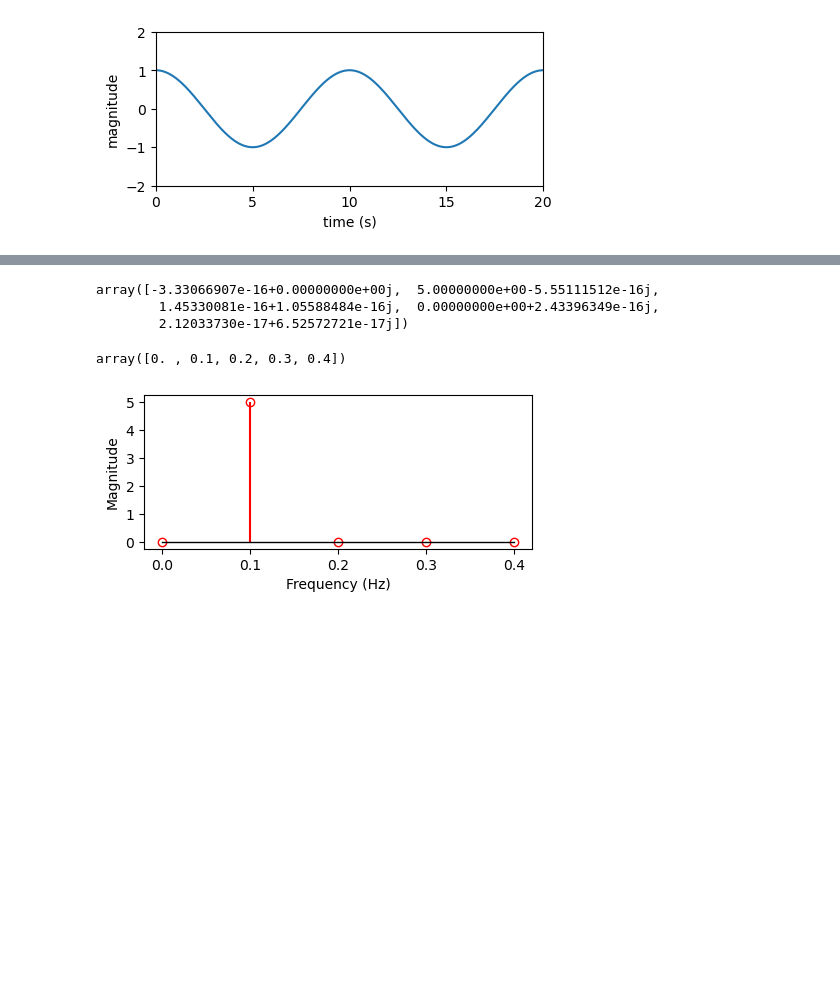
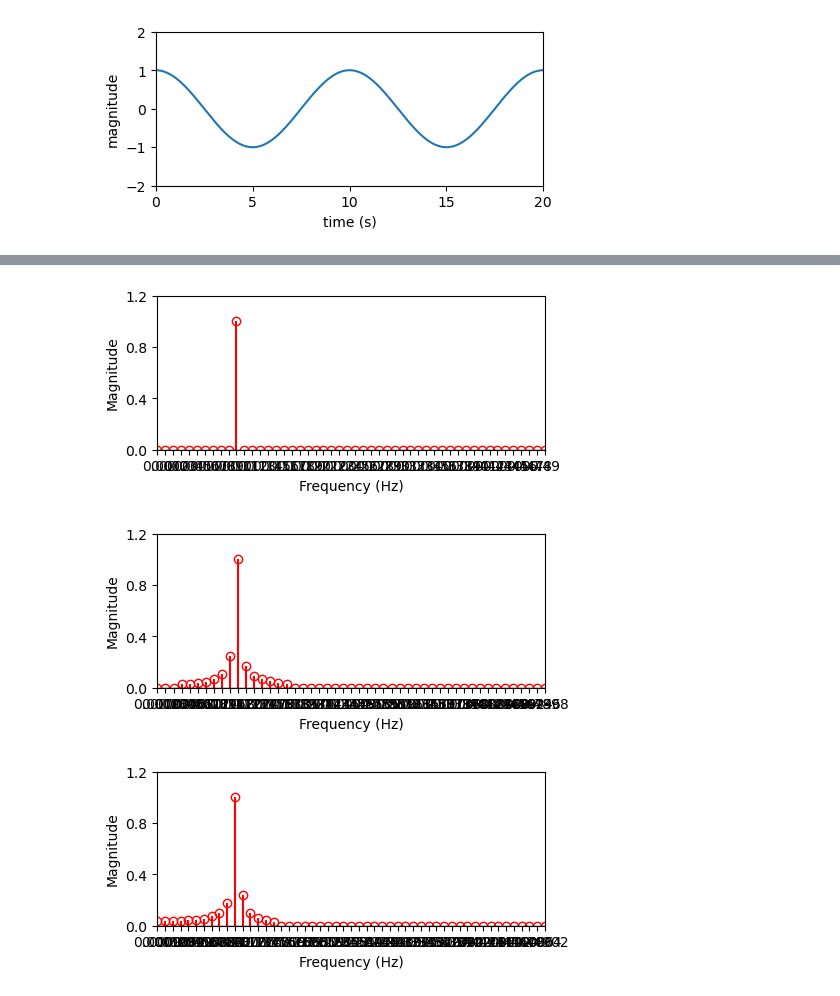
Before and after one commit to alephpi/dsp_tutorials, a Jupyter notebook: spectrum leak.ipynb, the cells around one changed output, grey strips where cells are left out. Saved outputs shown, nothing was run; the diff lists cells and outputs as text; code cells hidden in the pictures; blank space fills up the shorter version.

```diff
--- a/spectrum leak.ipynb
+++ b/spectrum leak.ipynb
@@ -94,9 +151,3 @@ fft_less_than_period = np.fft.fft(y_less_than_period)[: samples_less_than_period
 fft_greater_than_period = np.fft.fft(y_greater_than_period)[
     : samples_greater_than_period // 2
 ]
-# %%
-fft_equal_to_period
-# %% [output]
-array([-3.33066907e-16+0.00000000e+00j,  5.00000000e+00-5.55111512e-16j,
-        1.45330081e-16+1.05588484e-16j,  0.00000000e+00+2.43396349e-16j,
-        2.12033730e-17+6.52572721e-17j])
@@ -104,7 +168,26 @@ array([-3.33066907e-16+0.00000000e+00j,  5.00000000e+00-5.55111512e-16j,
 magnitude_spectrum_equal_to_period = np.abs(fft_equal_to_period)
 magnitude_spectrum_less_than_period = np.abs(fft_less_than_period)
 magnitude_spectrum_greater_than_period = np.abs(fft_greater_than_period)
+# %%
+def maximum_normalization(x):
+    return x / np.max(x)
+# %%
+magnitude_spectrum_equal_to_period = maximum_normalization(
+    magnitude_spectrum_equal_to_period
+)
+magnitude_spectrum_less_than_period = maximum_normalization(
+    magnitude_spectrum_less_than_period
+)
+magnitude_spectrum_greater_than_period = maximum_normalization(
+    magnitude_spectrum_greater_than_period
+)
 # %%
-freq_bins = np.fft.fftfreq(len(t_equal_to_period), d=1 / sampling_rate)[
+f_equal_to_period = np.fft.fftfreq(len(t_equal_to_period), d=1 / sampling_rate)[
     : samples_equal_to_period // 2
 ]
+f_less_than_period = np.fft.fftfreq(len(t_less_than_period), d=1 / sampling_rate)[
+    : samples_less_than_period // 2
+]
+f_greater_than_period = np.fft.fftfreq(len(t_greater_than_period), d=1 / sampling_rate)[
+    : samples_greater_than_period // 2
+]
@@ -119,7 +206,7 @@ def plot_magnitude_spectrum(freq_bins, spectrum):
     plt.xticks(freq_bins)
     plt.ylabel("Magnitude")
     plt.ylim(bottom=0)
-    plt.yticks(np.arange(0, np.max(spectrum) + 2, 1))
+    plt.yticks(np.arange(0, 1.2 + 0.2, 0.4))
     markerline, stemline, baseline = plt.stem(
         freq_bins,
         spectrum,
@@ -129,13 +216,13 @@ def plot_magnitude_spectrum(freq_bins, spectrum):
     )
     markerline.set_markerfacecolor("none")
     baseline.set_lw(1)
-    plt.autoscale()
+    # plt.autoscale()
     plt.show()
-# %%
-freq_bins
-# %% [output]
-array([0. , 0.1, 0.2, 0.3, 0.4])
 # %%
-plot_magnitude_spectrum(freq_bins, magnitude_spectrum_equal_to_period)
+plot_magnitude_spectrum(f_equal_to_period, magnitude_spectrum_equal_to_period)
+plot_magnitude_spectrum(f_less_than_period, magnitude_spectrum_less_than_period)
+plot_magnitude_spectrum(f_greater_than_period, magnitude_spectrum_greater_than_period)
 # %% [output]
-[figure, old version]
+[figure, new version]
+[figure, added]
+[figure, added]
```
Also changed, not shown: parts of 16 cells of this notebook, 8 other files.
